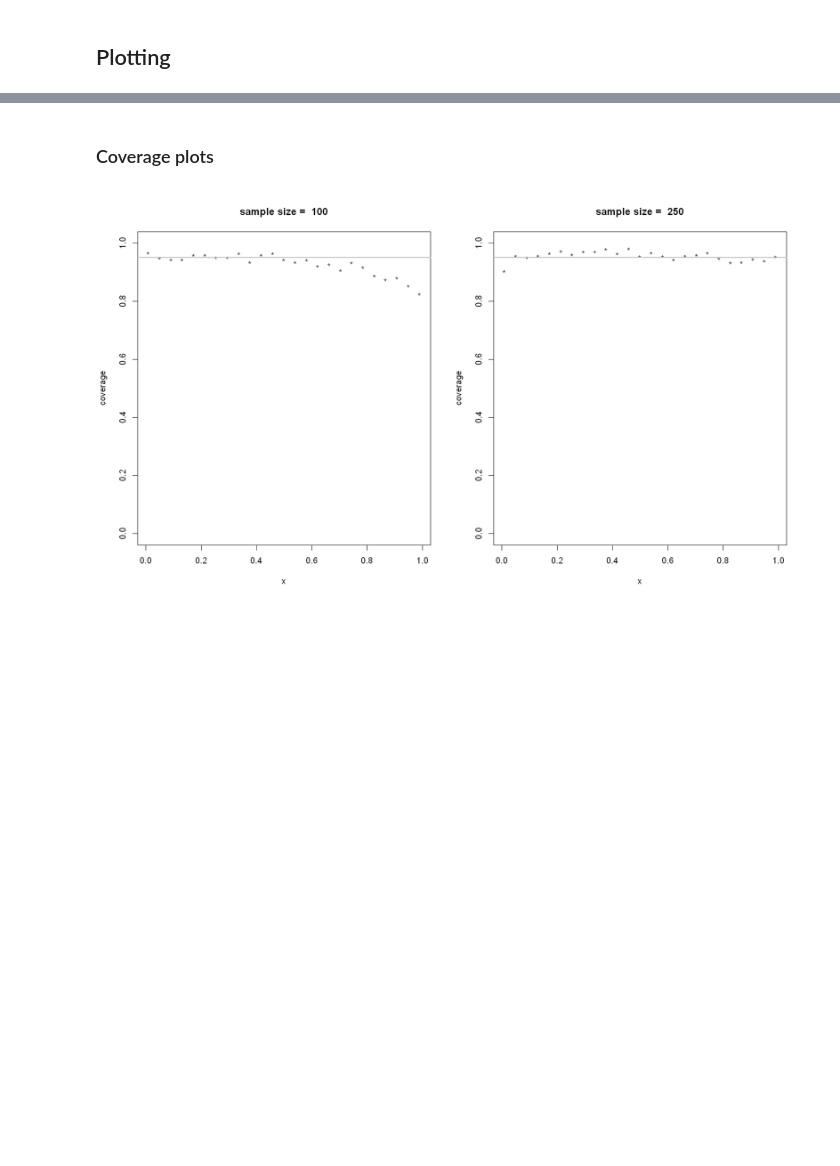
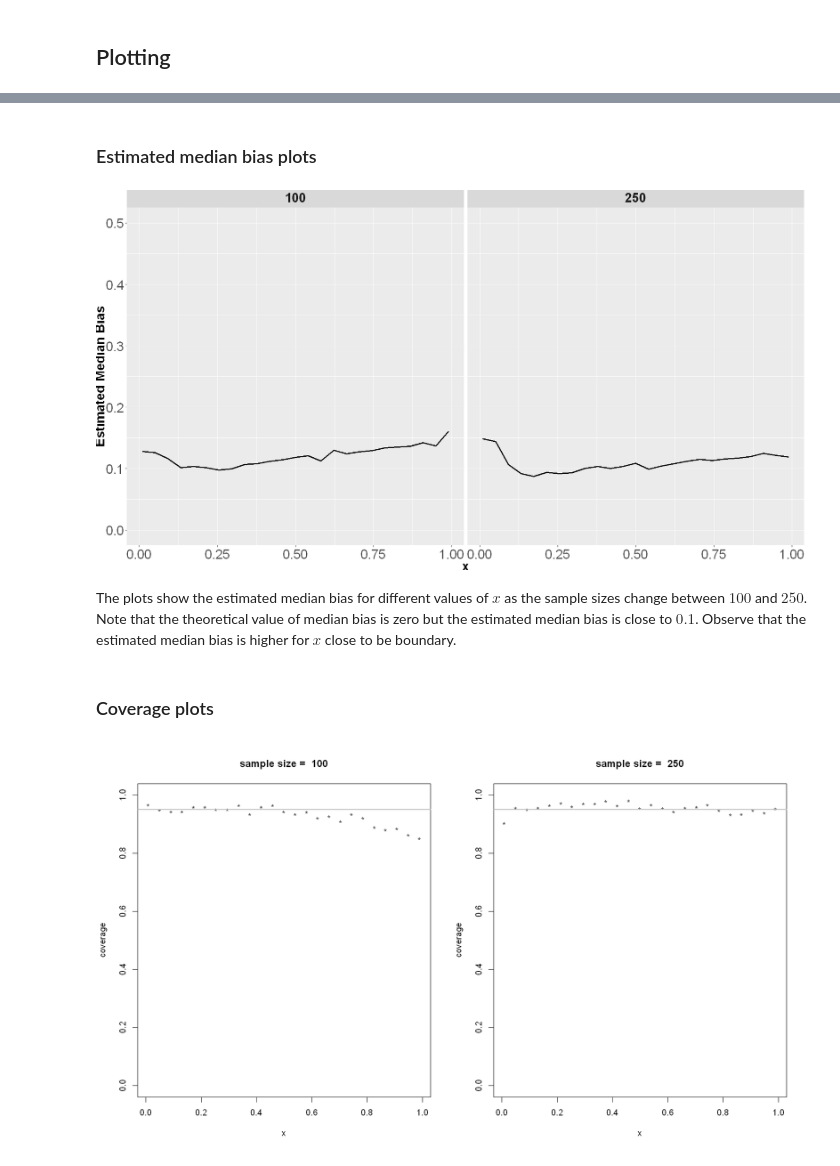
Before and after one commit to Arun-Kuchibhotla/HulC, a Jupyter notebook: R/HulC for Shape Constrained Regression.ipynb, the cells around one changed output, grey strips where cells are left out. Drawn from its saved outputs; the diff is of its cells as text; code cells hidden in the pictures; blank space fills up the shorter version.

```diff
--- a/R/HulC for Shape Constrained Regression.ipynb
+++ b/R/HulC for Shape Constrained Regression.ipynb
@@ -410,3 +435,24 @@ head(col.cov)
+# %% [markdown]
+### Estimated median bias plots
+# %%
+ggplot(median_bias_mat, aes(x = x, y = est_med_bias)) +
+    geom_line(size = 1.1) +
+    facet_grid(~nsamp) +
+    ylab("Estimated Median Bias") +
+    ylim(c(0, 1/2)) +
+    theme(
+        axis.text.x=element_text(size = 20),
+        axis.text.y=element_text(size=20),
+        axis.title=element_text(size=20,face="bold"),
+        strip.text = element_text(size=20,face = "bold"),
+        plot.margin = unit(c(0,0.2,0,0), "cm"),
+        plot.title=element_text(size=20),
+        axis.text=element_text(size=12)
+    )
+# %% [output]
+[figure, added]
+# %% [markdown]
+The plots show the estimated median bias for different values of $x$ as the sample sizes change between $100$ and $250$. Note that the theoretical value of median bias is zero but the estimated median bias is close to $0.1$. Observe that the estimated median bias is higher for $x$ close to be boundary.
 # %% [markdown]
 ### Coverage plots
 # %%
```
Also changed, not shown: parts of 7 cells of this notebook.
